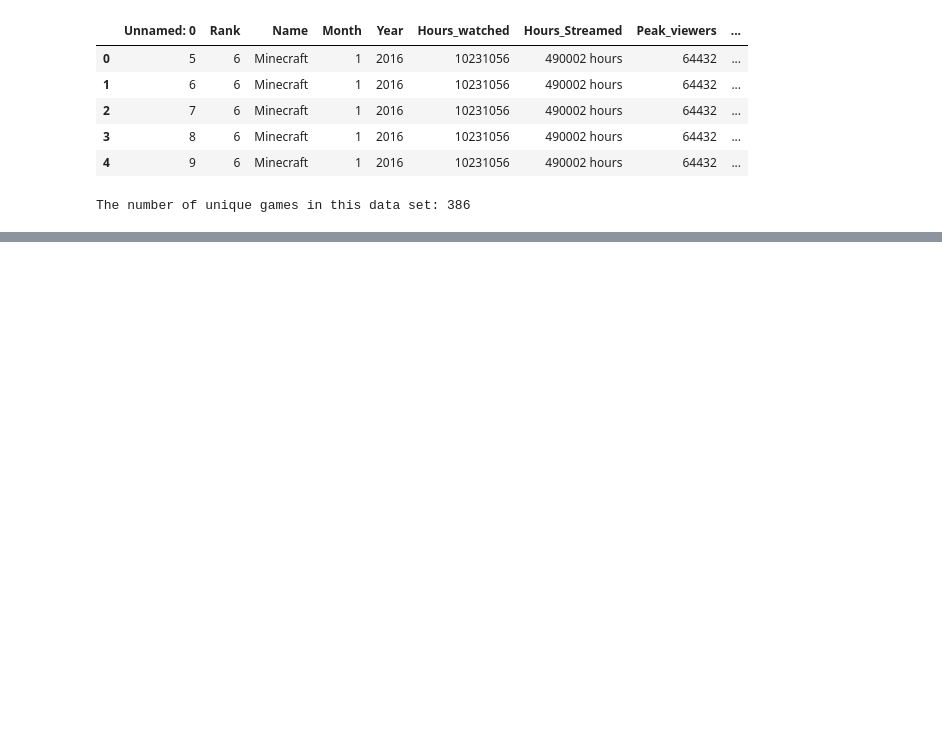
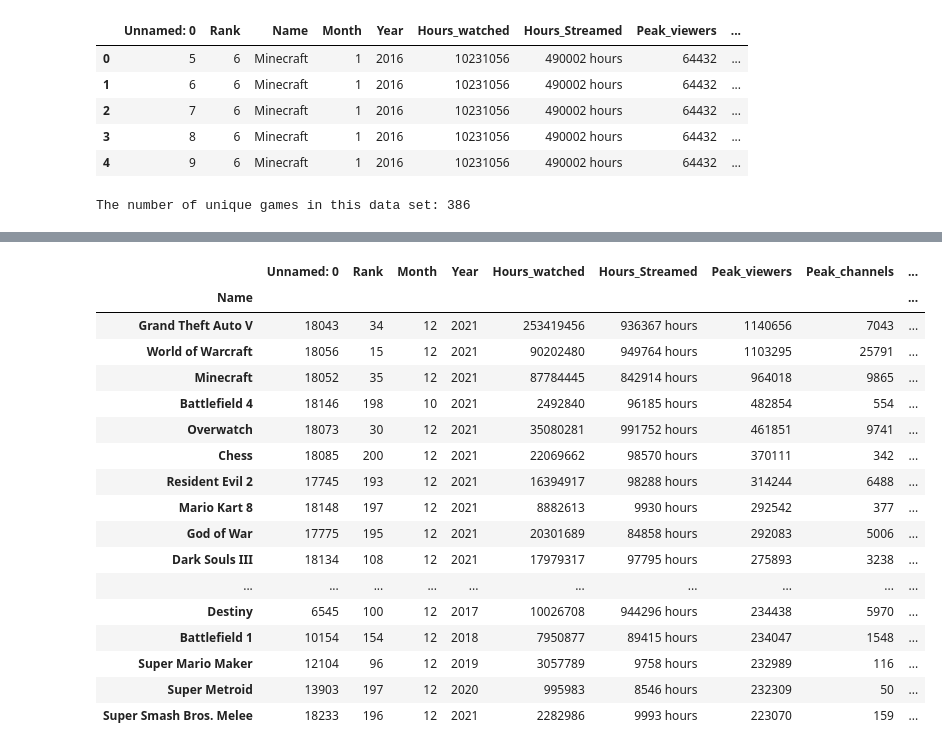
Before and after one commit to MrMrRPG/project_1, a Jupyter notebook: josh_folder/Twitch_Hour_Viewership_analysis.ipynb, the cells around one changed output, grey strips where cells are left out. Cells and saved outputs as stored; diff of their text form; code cells hidden in the pictures; blank space fills up the shorter version.

```diff
--- a/josh_folder/Twitch_Hour_Viewership_analysis.ipynb
+++ b/josh_folder/Twitch_Hour_Viewership_analysis.ipynb
@@ -52,6 +52,28 @@ max_grouped_games.head()
 | Ape Escape | 6011 | 188 | 7 | 2017 | 299969 | 556 hours | 163153 | 11 | ... |
 # %%
 # Top 20 viewed games on Twitch by peak viewership
+peak_viewers_by_game = max_grouped_games.sort_values(by = ["Peak_viewers"], ascending=False)
+top_twenty_peak_view = peak_viewers_by_game.head(20)
+top_twenty_peak_view
+# %% [output]
+|  | Unnamed: 0 | Rank | Month | Year | Hours_watched | Hours_Streamed | Peak_viewers | Peak_channels | ... |
+| Name |  |  |  |  |  |  |  |  | ... |
+| Grand Theft Auto V | 18043 | 34 | 12 | 2021 | 253419456 | 936367 hours | 1140656 | 7043 | ... |
+| World of Warcraft | 18056 | 15 | 12 | 2021 | 90202480 | 949764 hours | 1103295 | 25791 | ... |
+| Minecraft | 18052 | 35 | 12 | 2021 | 87784445 | 842914 hours | 964018 | 9865 | ... |
+| Battlefield 4 | 18146 | 198 | 10 | 2021 | 2492840 | 96185 hours | 482854 | 554 | ... |
+| Overwatch | 18073 | 30 | 12 | 2021 | 35080281 | 991752 hours | 461851 | 9741 | ... |
+| Chess | 18085 | 200 | 12 | 2021 | 22069662 | 98570 hours | 370111 | 342 | ... |
+| Resident Evil 2 | 17745 | 193 | 12 | 2021 | 16394917 | 98288 hours | 314244 | 6488 | ... |
+| Mario Kart 8 | 18148 | 197 | 12 | 2021 | 8882613 | 9930 hours | 292542 | 377 | ... |
+| God of War | 17775 | 195 | 12 | 2021 | 20301689 | 84858 hours | 292083 | 5006 | ... |
+| Dark Souls III | 18134 | 108 | 12 | 2021 | 17979317 | 97795 hours | 275893 | 3238 | ... |
+| ... | ... | ... | ... | ... | ... | ... | ... | ... | ... |
+| Destiny | 6545 | 100 | 12 | 2017 | 10026708 | 944296 hours | 234438 | 5970 | ... |
+| Battlefield 1 | 10154 | 154 | 12 | 2018 | 7950877 | 89415 hours | 234047 | 1548 | ... |
+| Super Mario Maker | 12104 | 96 | 12 | 2019 | 3057789 | 9758 hours | 232989 | 116 | ... |
+| Super Metroid | 13903 | 197 | 12 | 2020 | 995983 | 8546 hours | 232309 | 50 | ... |
+| Super Smash Bros. Melee | 18233 | 196 | 12 | 2021 | 2282986 | 9993 hours | 223070 | 159 | ... |
 # %%
 # Most viewed game by peak viewership
 peak_viewers = grouped_games["Peak_viewers"].max()
```
Also changed, not shown: parts of 1 cell of this notebook.
